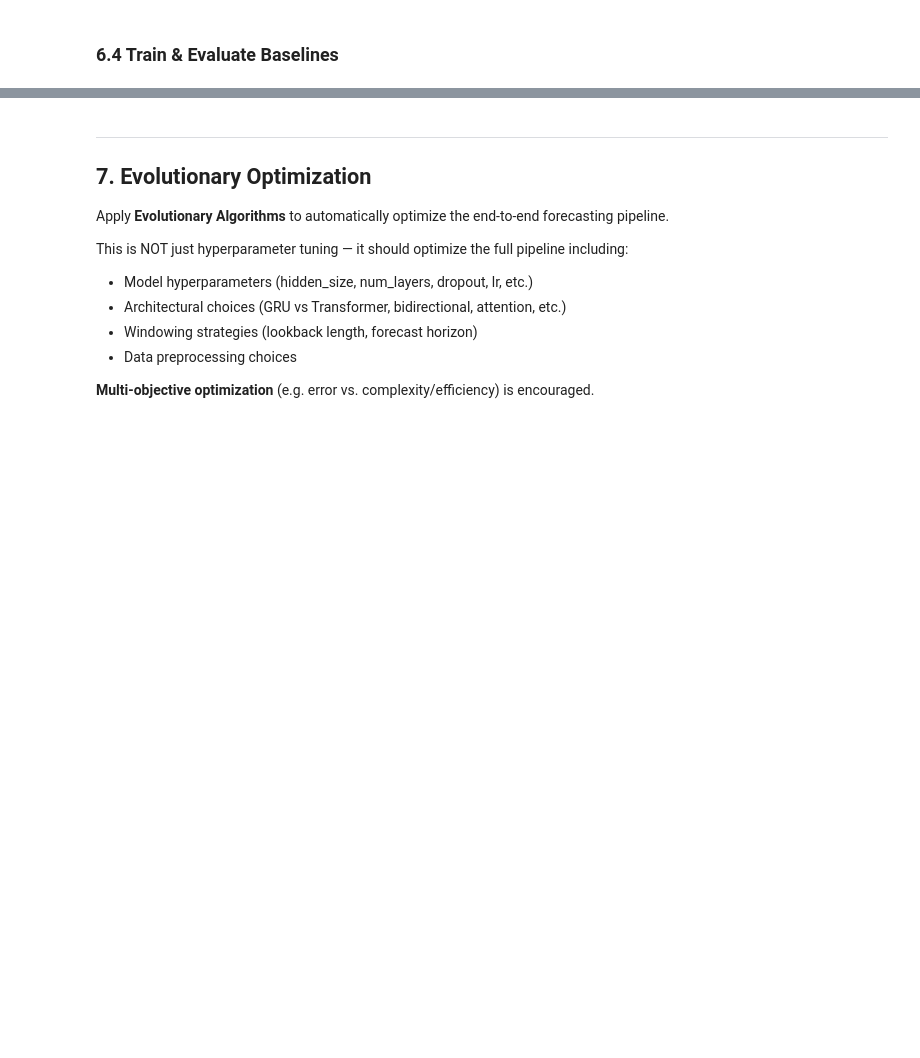
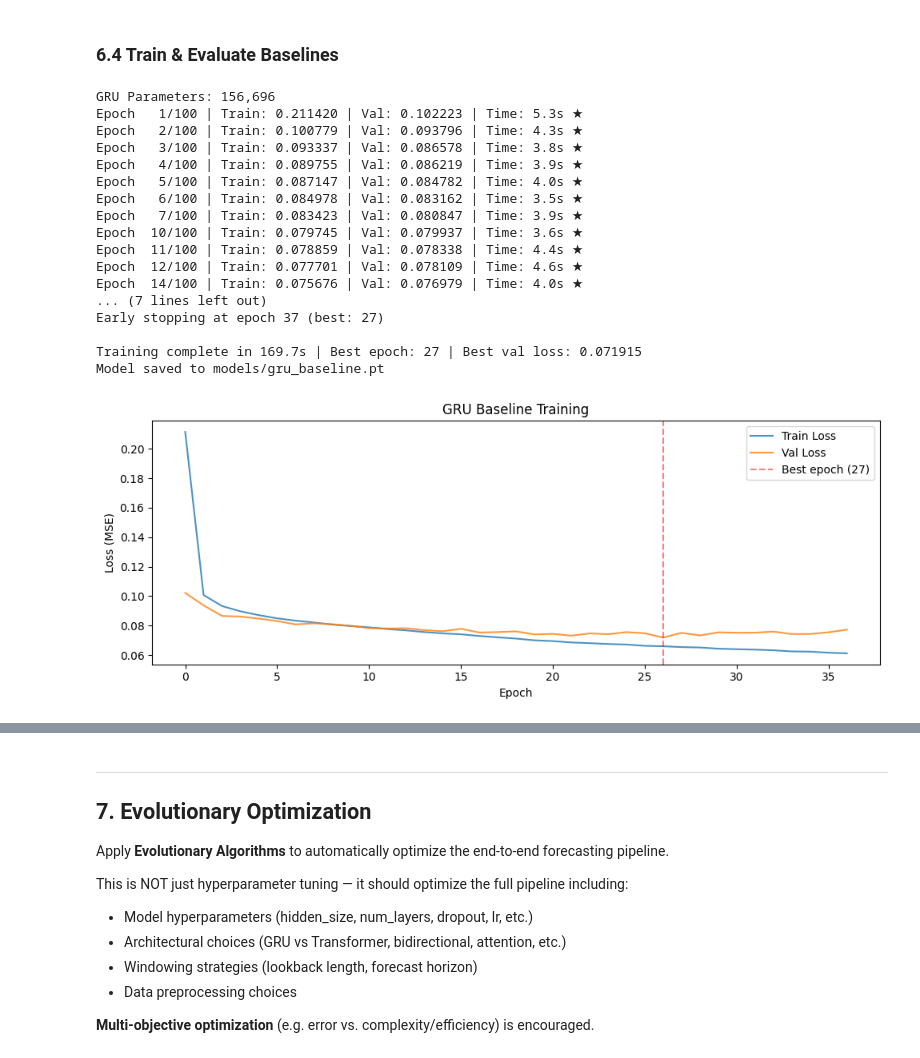
Before and after one commit to dudocas12/Advanced-Time-Series-Forecasting-Optimization-and-Explainability, a Jupyter notebook: main.ipynb, the cells around one changed output, grey strips where cells are left out. Drawn from its saved outputs; the diff is of its cells as text; code cells hidden in the pictures; blank space fills up the shorter version.

Commit message:
Models trained and a lot of the structure was finished

```diff
--- a/main.ipynb
+++ b/main.ipynb
@@ -848,32 +849,46 @@ def plot_predictions(y_true, y_pred, title="Predictions vs Actual", n_samples=5)
 # %%
 # --- Train GRU Baseline ---
 NUM_FEATURES = X_train.shape[2]
 MODELS_DIR = "models/"
 os.makedirs(MODELS_DIR, exist_ok=True)
 
-gru_model = GRUForecaster(
-    input_size=NUM_FEATURES,
-    hidden_size=128,
+gru_model = TimeSeriesGRU(
+    input_dim=NUM_FEATURES,
+    hidden_dim=128,
     num_layers=2,
-    dropout=0.5,
-    horizon=HORIZON
+    output_dim=HORIZON,
+    dropout=0.5
 ).to(DEVICE)
 
 criterion = nn.MSELoss()
 optimizer = torch.optim.Adam(gru_model.parameters(), lr=1e-4, weight_decay=1e-4)
 
 print(f"GRU Parameters: {sum(p.numel() for p in gru_model.parameters()):,}")
 gru_history = train_model(gru_model, train_loader, val_loader, optimizer, criterion,
                           num_epochs=100, patience=10)
 
-# Save model and history
 torch.save(gru_model.state_dict(), os.path.join(MODELS_DIR, "gru_baseline.pt"))
-import json
-with open(os.path.join(MODELS_DIR, "gru_baseline_history.json"), "w") as f:
-    json.dump({k: v for k, v in gru_history.items() if k != 'best_model_state'}, f, indent=2)
 print(f"Model saved to {MODELS_DIR}gru_baseline.pt")
-
 plot_training_history(gru_history, "GRU Baseline Training")
+# %% [output]
+GRU Parameters: 156,696
+Epoch   1/100 | Train: 0.211420 | Val: 0.102223 | Time: 5.3s ★
+Epoch   2/100 | Train: 0.100779 | Val: 0.093796 | Time: 4.3s ★
+Epoch   3/100 | Train: 0.093337 | Val: 0.086578 | Time: 3.8s ★
+Epoch   4/100 | Train: 0.089755 | Val: 0.086219 | Time: 3.9s ★
+Epoch   5/100 | Train: 0.087147 | Val: 0.084782 | Time: 4.0s ★
+Epoch   6/100 | Train: 0.084978 | Val: 0.083162 | Time: 3.5s ★
+Epoch   7/100 | Train: 0.083423 | Val: 0.080847 | Time: 3.9s ★
+Epoch  10/100 | Train: 0.079745 | Val: 0.079937 | Time: 3.6s ★
+Epoch  11/100 | Train: 0.078859 | Val: 0.078338 | Time: 4.4s ★
+Epoch  12/100 | Train: 0.077701 | Val: 0.078109 | Time: 4.6s ★
+Epoch  14/100 | Train: 0.075676 | Val: 0.076979 | Time: 4.0s ★
+... (7 lines left out)
+Early stopping at epoch 37 (best: 27)
+
+Training complete in 169.7s | Best epoch: 27 | Best val loss: 0.071915
+Model saved to models/gru_baseline.pt
+[figure, added]
 # %%
 # --- Evaluate GRU Baseline ---
 # To load without retraining, uncomment:
```
Also changed, not shown: parts of 4 cells of this notebook, 1 other file.
